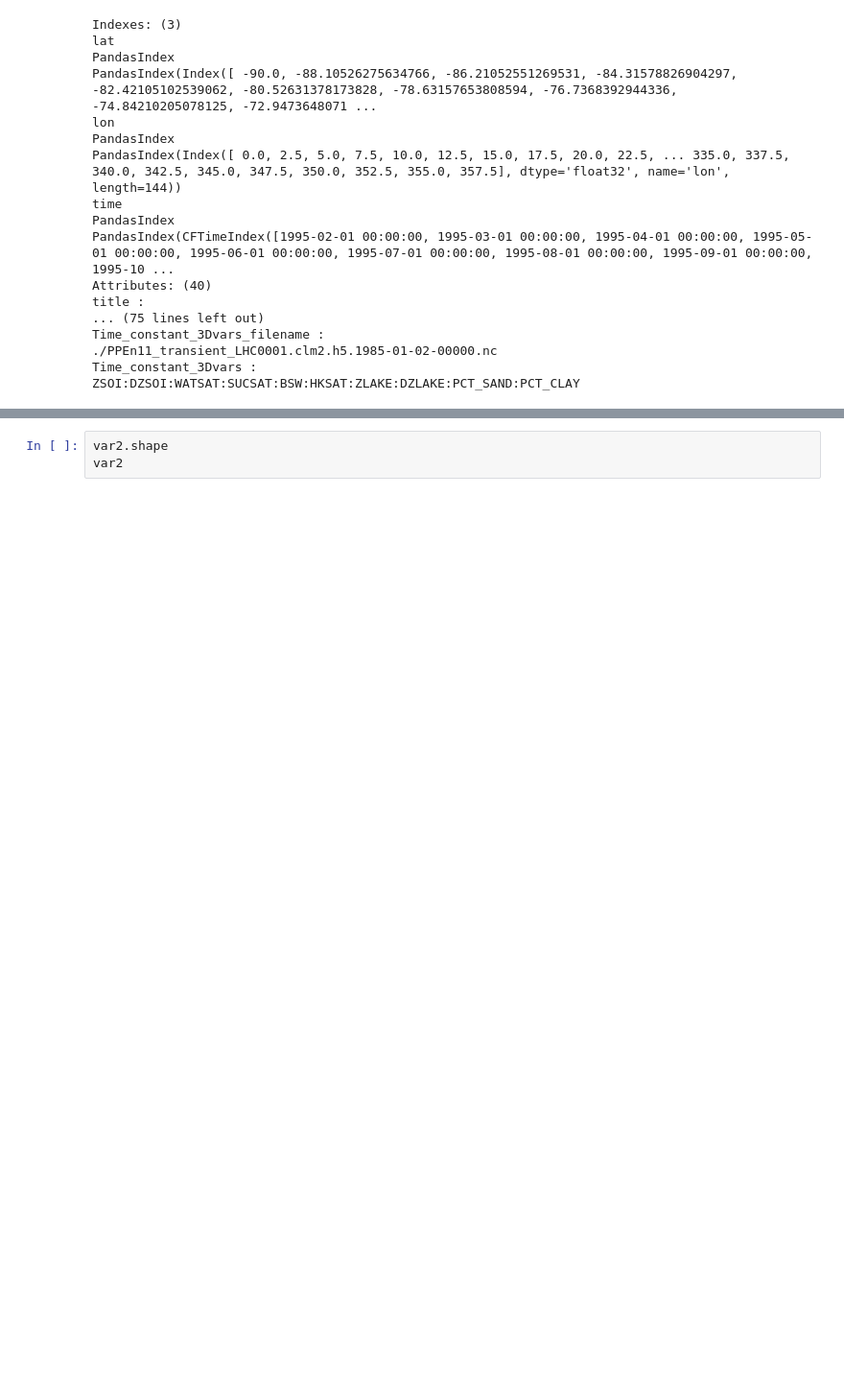
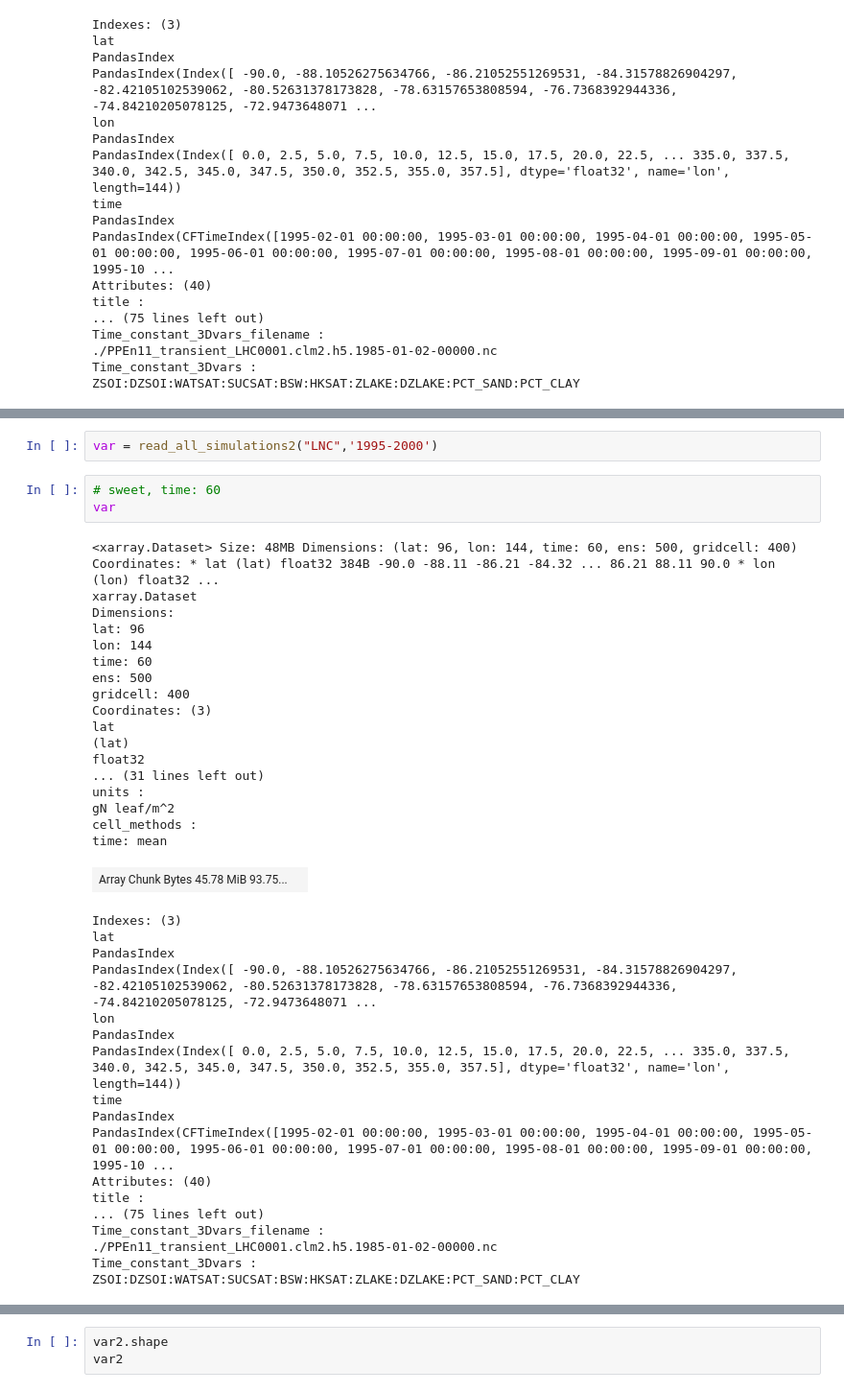
Before and after one commit to GaiaFuture/Prototype, a Jupyter notebook: expanding_var_cluster_timeline.ipynb, the cells around one changed output, grey strips where cells are left out. Shown: that part at 96% size. Saved outputs shown, nothing was run; the diff lists cells and outputs as text; blank space fills up the shorter version.

Commit message:
cleaning repo & got time line selection added to reading + regular emulator workflow! r2 sucks for param iteration of emulator, so need to tackle that

```diff
--- a/expanding_var_cluster_timeline.ipynb
+++ b/expanding_var_cluster_timeline.ipynb
@@ -101,0 +174,41 @@ ZSOI:DZSOI:WATSAT:SUCSAT:BSW:HKSAT:ZLAKE:DZLAKE:PCT_SAND:PCT_CLAY
+# %%
+var = read_all_simulations2("LNC",'1995-2000')
+# %%
+# sweet, time: 60
+var
+# %% [output]
+<xarray.Dataset> Size: 48MB Dimensions: (lat: 96, lon: 144, time: 60, ens: 500, gridcell: 400) Coordinates: * lat (lat) float32 384B -90.0 -88.11 -86.21 -84.32 ... 86.21 88.11 90.0 * lon (lon) float32 ...
+xarray.Dataset
+Dimensions:
+lat: 96
+lon: 144
+time: 60
+ens: 500
+gridcell: 400
+Coordinates: (3)
+lat
+(lat)
+float32
+... (31 lines left out)
+units :
+gN leaf/m^2
+cell_methods :
+time: mean
+| Array Chunk Bytes 45.78 MiB 93.75... |  |
+Indexes: (3)
+lat
+PandasIndex
+PandasIndex(Index([ -90.0, -88.10526275634766, -86.21052551269531, -84.31578826904297, -82.42105102539062, -80.52631378173828, -78.63157653808594, -76.7368392944336, -74.84210205078125, -72.9473648071 ...
+lon
+PandasIndex
+PandasIndex(Index([ 0.0, 2.5, 5.0, 7.5, 10.0, 12.5, 15.0, 17.5, 20.0, 22.5, ... 335.0, 337.5, 340.0, 342.5, 345.0, 347.5, 350.0, 352.5, 355.0, 357.5], dtype='float32', name='lon', length=144))
+time
+PandasIndex
+PandasIndex(CFTimeIndex([1995-02-01 00:00:00, 1995-03-01 00:00:00, 1995-04-01 00:00:00, 1995-05-01 00:00:00, 1995-06-01 00:00:00, 1995-07-01 00:00:00, 1995-08-01 00:00:00, 1995-09-01 00:00:00, 1995-10 ...
+Attributes: (40)
+title :
+... (75 lines left out)
+Time_constant_3Dvars_filename :
+./PPEn11_transient_LHC0001.clm2.h5.1985-01-02-00000.nc
+Time_constant_3Dvars :
+ZSOI:DZSOI:WATSAT:SUCSAT:BSW:HKSAT:ZLAKE:DZLAKE:PCT_SAND:PCT_CLAY
```
Also changed, not shown: parts of 31 cells of this notebook, 3 other files.
